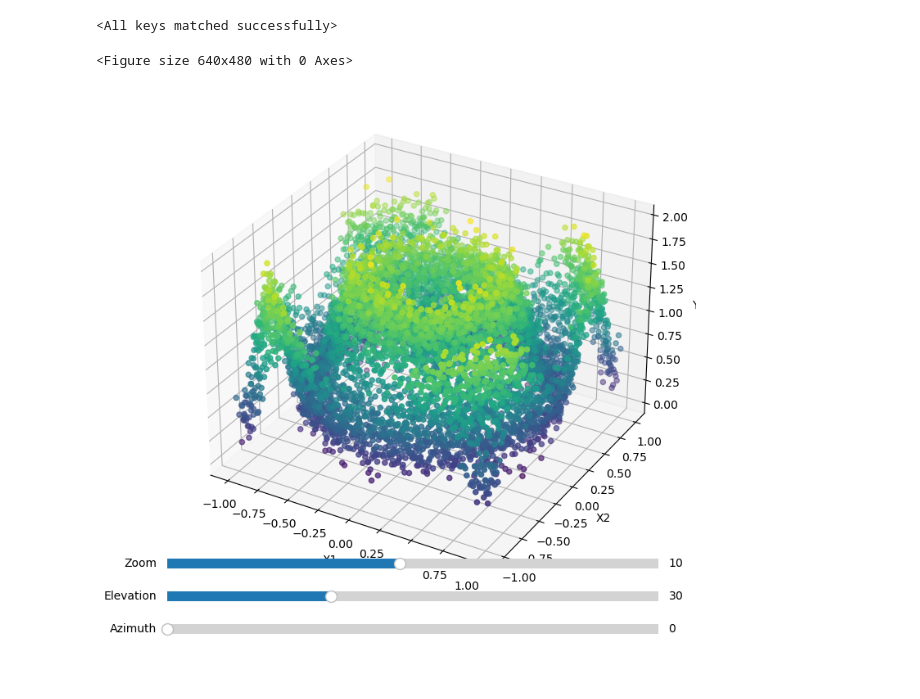
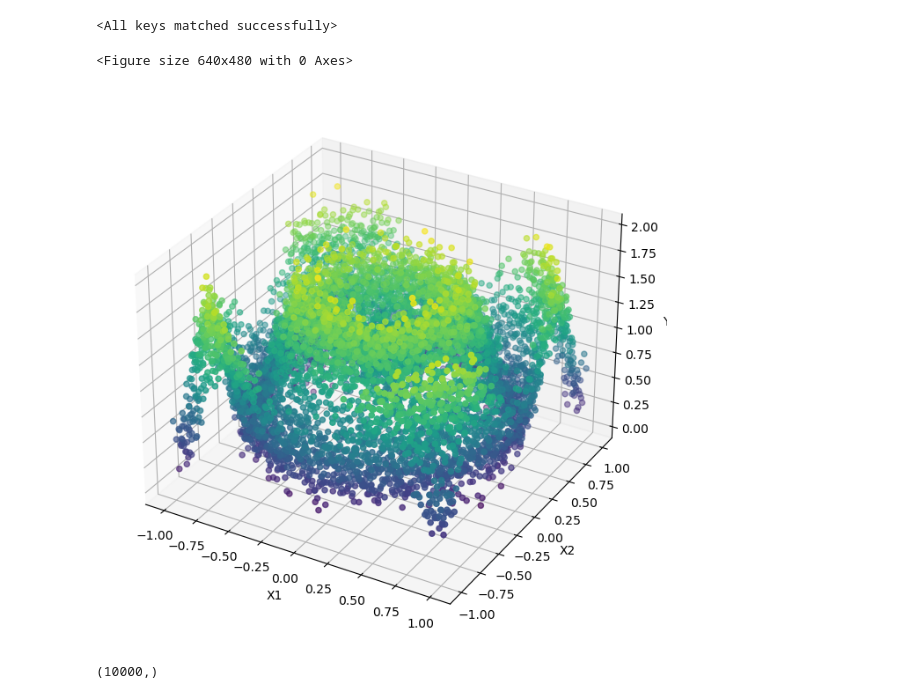
Before and after one commit to Royyang1203/School_work, a Jupyter notebook: S6/DL/hw1_function-approximation/410921208_HW1.ipynb, the cells around one changed output. Saved outputs shown, nothing was run; the diff lists cells and outputs as text; code cells hidden in the pictures.

```diff
--- a/S6/DL/hw1_function-approximation/410921208_HW1.ipynb
+++ b/S6/DL/hw1_function-approximation/410921208_HW1.ipynb
@@ -420,51 +463,28 @@ merged_csv[['id', 'y']].to_csv('output_file.csv', index=False)
 # %%
 import numpy as np
 import matplotlib.pyplot as plt
 from matplotlib.widgets import Slider
 from mpl_toolkits.mplot3d import Axes3D
 
 data = pd.read_csv(data_dir)
 
 # 創建一個3D圖形
 fig = plt.figure()
 fig = plt.figure(figsize=(12, 8))
 ax = fig.add_subplot(111, projection='3d')
 
 # 繪製散點圖
 ax.scatter(data['x1'].to_numpy(), data['x2'].to_numpy(), data['y'].to_numpy(), c=data['y'].to_numpy(), cmap='viridis', marker='o')
 
 # 設置標籤
 ax.set_xlabel('X1')
 ax.set_ylabel('X2')
 ax.set_zlabel('Y')
 
-# 為拉桿創建軸
-slider_ax_azimuth = plt.axes([0.25, 0.05, 0.5, 0.03], facecolor='lightgoldenrodyellow')
-slider_ax_elevation = plt.axes([0.25, 0.10, 0.5, 0.03], facecolor='lightgoldenrodyellow')
-slider_ax_zoom = plt.axes([0.25, 0.15, 0.5, 0.03], facecolor='lightgoldenrodyellow')
-
-# 創建拉桿
-slider_azimuth = Slider(slider_ax_azimuth, 'Azimuth', 0, 360, valinit=0)
-slider_elevation = Slider(slider_ax_elevation, 'Elevation', 0, 90, valinit=30)
-slider_zoom = Slider(slider_ax_zoom, 'Zoom', 1, 20, valinit=10)
-
-# 更新函數
-def update(val):
-    azimuth = slider_azimuth.val
-    elevation = slider_elevation.val
-    zoom = slider_zoom.val
-    ax.view_init(elev=elevation, azim=azimuth)
-    ax.dist = zoom
-    fig.canvas.draw_idle()
-
-# 連接拉桿和更新函數
-slider_azimuth.on_changed(update)
-slider_elevation.on_changed(update)
-slider_zoom.on_changed(update)
 
 
 # 顯示圖形
 plt.show()
 # %% [output]
 <Figure size 640x480 with 0 Axes>
-[figure, old version]
+[figure, new version]
@@ -470,0 +513,4 @@ plt.show()
+# %%
+y.shape
+# %% [output]
+(10000,)
```
Also changed, not shown: parts of 20 cells of this notebook, 1 other file.
